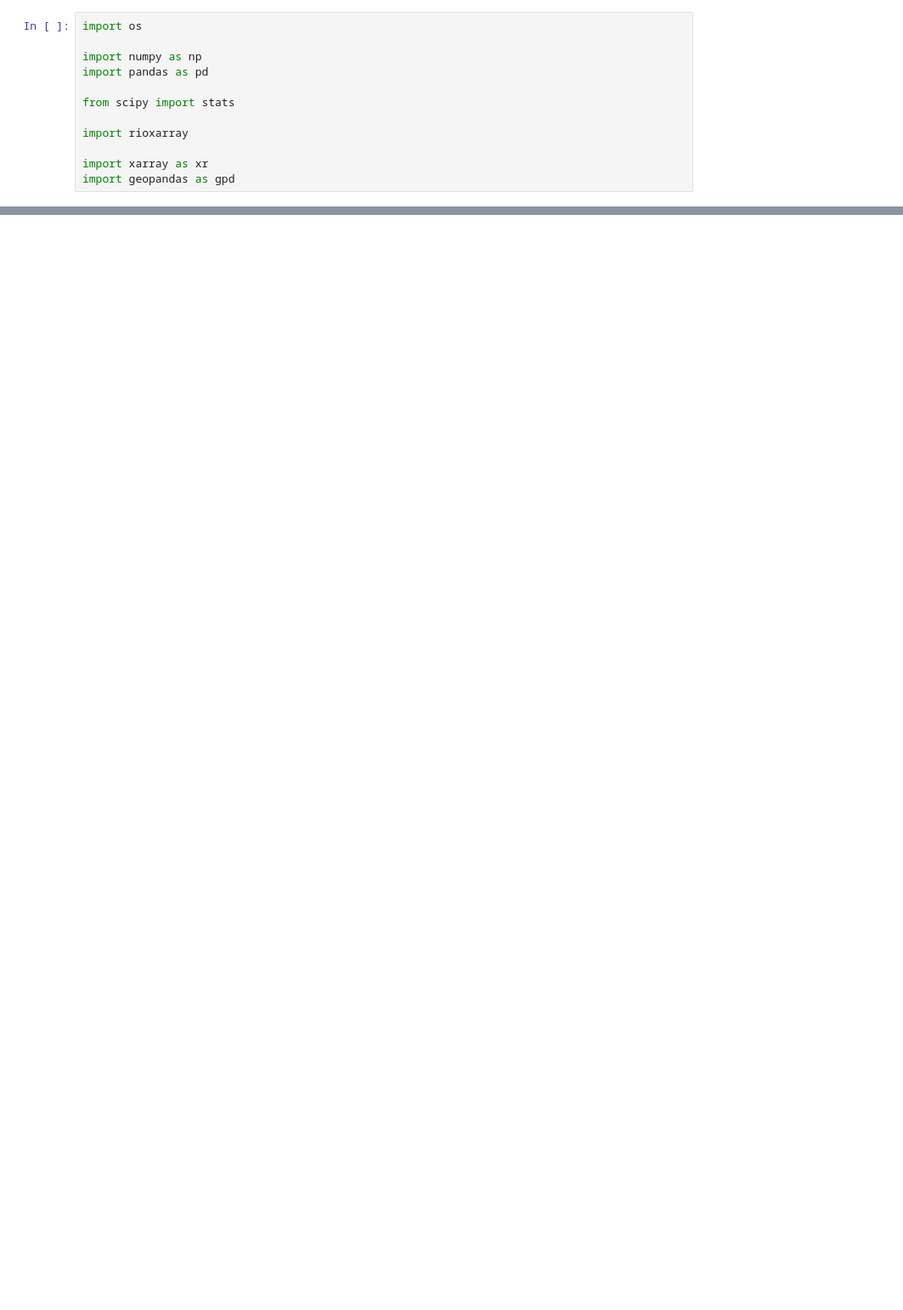
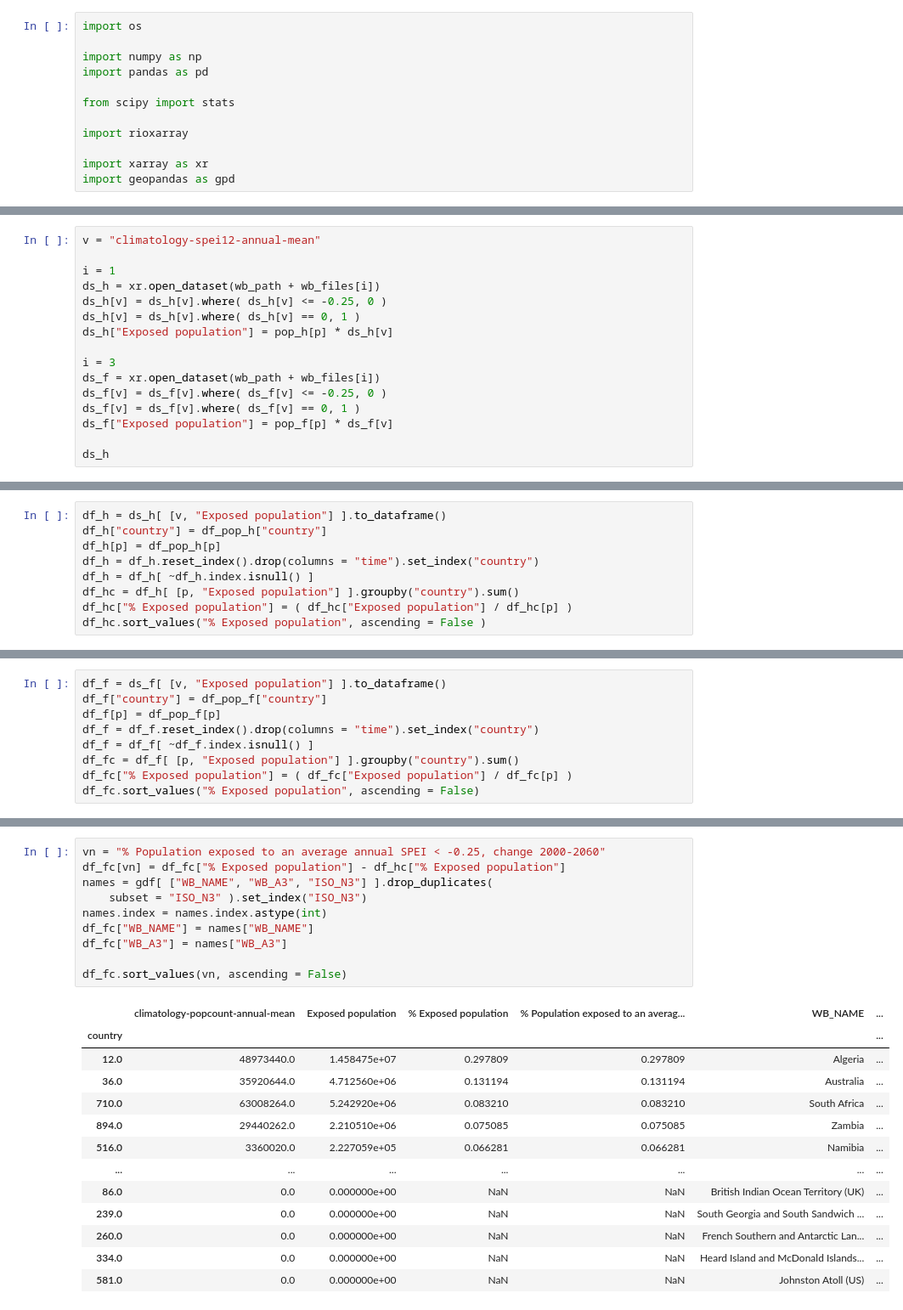
Before and after one commit to rodrigoms95/UNESCO_climate, a Jupyter notebook: code/indice_netcdf.ipynb, the cells around one changed output, grey strips where cells are left out. Shown at 85% size. Saved outputs shown, nothing was run; the diff lists cells and outputs as text; blank space fills up the shorter version.

```diff
--- a/code/indice_netcdf.ipynb
+++ b/code/indice_netcdf.ipynb
@@ -315,0 +254,16 @@ Coordinates:
+# %%
+v = "climatology-spei12-annual-mean"
+
+i = 1
+ds_h = xr.open_dataset(wb_path + wb_files[i])
+ds_h[v] = ds_h[v].where( ds_h[v] <= -0.25, 0 )
+ds_h[v] = ds_h[v].where( ds_h[v] == 0, 1 )
+ds_h["Exposed population"] = pop_h[p] * ds_h[v]
+
+i = 3
+ds_f = xr.open_dataset(wb_path + wb_files[i])
+ds_f[v] = ds_f[v].where( ds_f[v] <= -0.25, 0 )
+ds_f[v] = ds_f[v].where( ds_f[v] == 0, 1 )
+ds_f["Exposed population"] = pop_f[p] * ds_f[v]
+
+ds_h
@@ -315,0 +288,9 @@ Coordinates:
+# %%
+df_h = ds_h[ [v, "Exposed population"] ].to_dataframe()
+df_h["country"] = df_pop_h["country"]
+df_h[p] = df_pop_h[p]
+df_h = df_h.reset_index().drop(columns = "time").set_index("country")
+df_h = df_h[ ~df_h.index.isnull() ]
+df_hc = df_h[ [p, "Exposed population"] ].groupby("country").sum()
+df_hc["% Exposed population"] = ( df_hc["Exposed population"] / df_hc[p] )
+df_hc.sort_values("% Exposed population", ascending = False )
@@ -315,0 +312,9 @@ Coordinates:
+# %%
+df_f = ds_f[ [v, "Exposed population"] ].to_dataframe()
+df_f["country"] = df_pop_f["country"]
+df_f[p] = df_pop_f[p]
+df_f = df_f.reset_index().drop(columns = "time").set_index("country")
+df_f = df_f[ ~df_f.index.isnull() ]
+df_fc = df_f[ [p, "Exposed population"] ].groupby("country").sum()
+df_fc["% Exposed population"] = ( df_fc["Exposed population"] / df_fc[p] )
+df_fc.sort_values("% Exposed population", ascending = False)
@@ -315,0 +336,24 @@ Coordinates:
+# %%
+vn = "% Population exposed to an average annual SPEI < -0.25, change 2000-2060"
+df_fc[vn] = df_fc["% Exposed population"] - df_hc["% Exposed population"]
+names = gdf[ ["WB_NAME", "WB_A3", "ISO_N3"] ].drop_duplicates(
+    subset = "ISO_N3" ).set_index("ISO_N3")
+names.index = names.index.astype(int)
+df_fc["WB_NAME"] = names["WB_NAME"]
+df_fc["WB_A3"] = names["WB_A3"]
+
+df_fc.sort_values(vn, ascending = False)
+# %% [output]
+|  | climatology-popcount-annual-mean | Exposed population | % Exposed population | % Population exposed to an averag... | WB_NAME | ... |
+| country |  |  |  |  |  | ... |
+| 12.0 | 48973440.0 | 1.458475e+07 | 0.297809 | 0.297809 | Algeria | ... |
+| 36.0 | 35920644.0 | 4.712560e+06 | 0.131194 | 0.131194 | Australia | ... |
+| 710.0 | 63008264.0 | 5.242920e+06 | 0.083210 | 0.083210 | South Africa | ... |
+| 894.0 | 29440262.0 | 2.210510e+06 | 0.075085 | 0.075085 | Zambia | ... |
+| 516.0 | 3360020.0 | 2.227059e+05 | 0.066281 | 0.066281 | Namibia | ... |
+| ... | ... | ... | ... | ... | ... | ... |
+| 86.0 | 0.0 | 0.000000e+00 | NaN | NaN | British Indian Ocean Territory (UK) | ... |
+| 239.0 | 0.0 | 0.000000e+00 | NaN | NaN | South Georgia and South Sandwich ... | ... |
+| 260.0 | 0.0 | 0.000000e+00 | NaN | NaN | French Southern and Antarctic Lan... | ... |
+| 334.0 | 0.0 | 0.000000e+00 | NaN | NaN | Heard Island and McDonald Islands... | ... |
+| 581.0 | 0.0 | 0.000000e+00 | NaN | NaN | Johnston Atoll (US) | ... |
```
Also changed, not shown: parts of 19 cells of this notebook, 3 other files.
